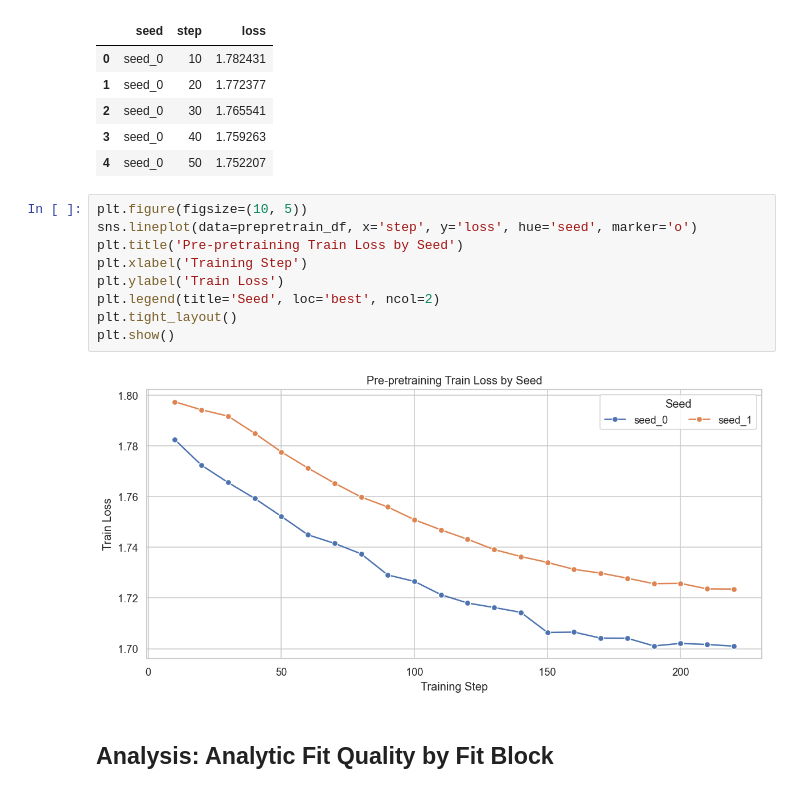
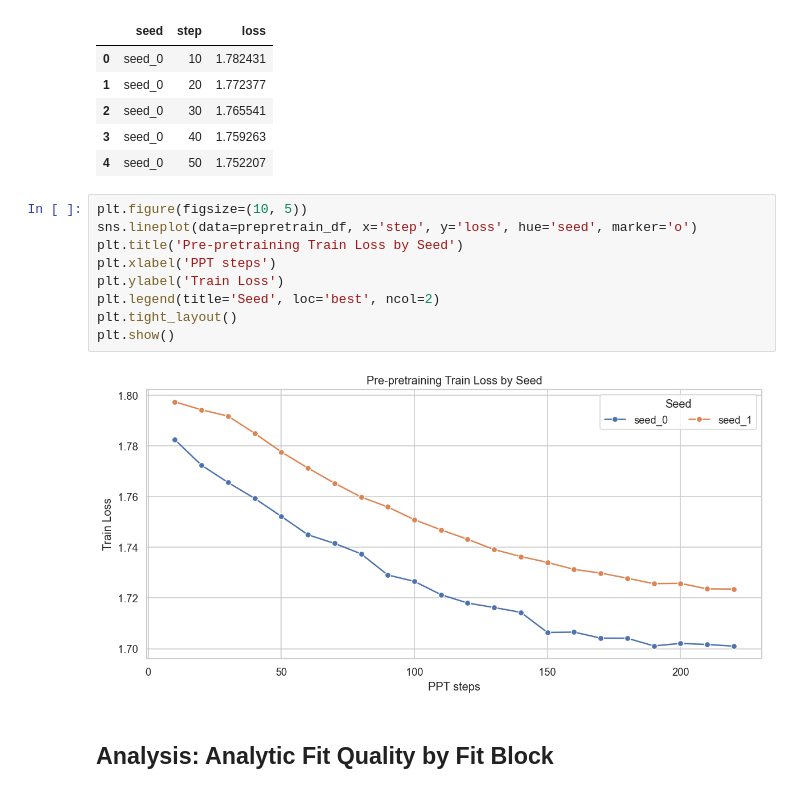
Before and after one commit to jopetty/platonic-init, a Jupyter notebook: output/jupyter-notebook/platonic-experiment-overview-template.ipynb, the cells around one changed output. Drawn from its saved outputs; the diff is of its cells as text.

```diff
--- a/output/jupyter-notebook/platonic-experiment-overview-template.ipynb
+++ b/output/jupyter-notebook/platonic-experiment-overview-template.ipynb
@@ -102,14 +102,14 @@ Rows: 44
 # %%
 plt.figure(figsize=(10, 5))
 sns.lineplot(data=prepretrain_df, x='step', y='loss', hue='seed', marker='o')
 plt.title('Pre-pretraining Train Loss by Seed')
-plt.xlabel('Training Step')
+plt.xlabel('PPT steps')
 plt.ylabel('Train Loss')
 plt.legend(title='Seed', loc='best', ncol=2)
 plt.tight_layout()
 plt.show()
 # %% [output]
-[figure, old version]
+[figure, new version]
 # %% [markdown]
 ## Analysis: Analytic Fit Quality by Fit Block
 # %%
```
Also changed, not shown: parts of 4 cells of this notebook, 5 other files.
